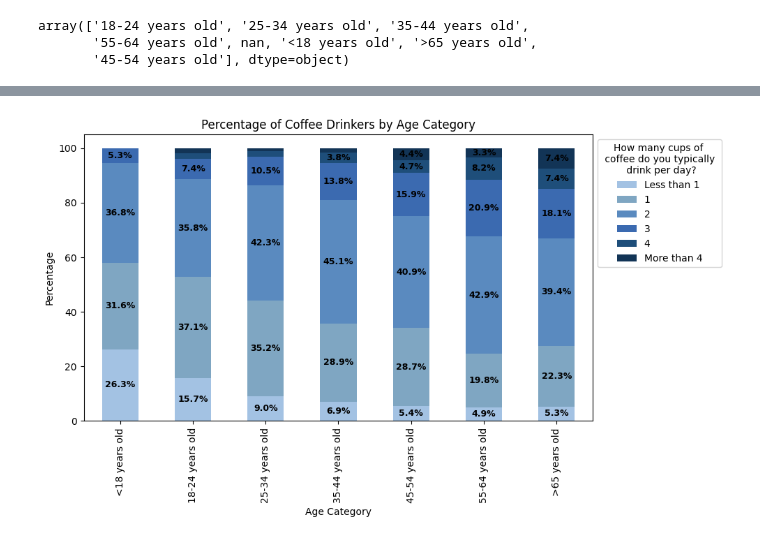
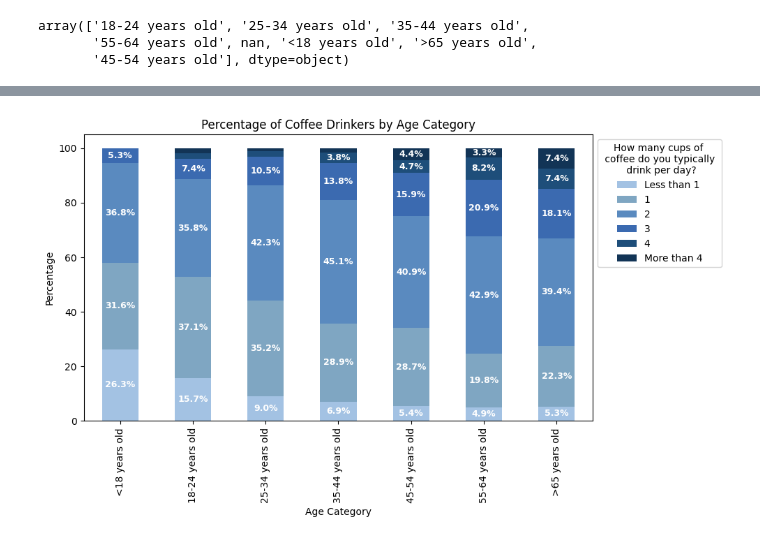
Before and after one commit to PujanFanju1/Data_projects_24, a Jupyter notebook: coffee_survey/coffee_survey_analysis.ipynb, the cells around one changed output, grey strips where cells are left out. Drawn from its saved outputs; the diff is of its cells as text; code cells hidden in the pictures.

```diff
--- a/coffee_survey/coffee_survey_analysis.ipynb
+++ b/coffee_survey/coffee_survey_analysis.ipynb
@@ -69,4 +69,4 @@ age_no_coffee = coffee_df[[
     'How many cups of coffee do you typically drink per day?'
 ]].sort_values(['What is your age?','How many cups of coffee do you typically drink per day?'])
 
-age_no_coffee
+age_no_coffee.dropna(inplace=True)
@@ -106,5 +92,3 @@ What is your age?  How many cups of coffee do you typically drink per day?
                    More than 4                                                 7.4
                    Less than 1                                                 5.3
 Name: proportion, dtype: float64
-# %%
-age_no_coffee_pct = pd.Series(age_no_coffee_pct)
@@ -113,30 +95,33 @@ df_age_no_coffee_pct = age_no_coffee_pct.unstack().fillna(0)
+# %%
+# Unstacking the multiIndex df into a regular dataframe so that we can plot it using matplotlib.
+df_age_no_coffee_pct = age_no_coffee_pct.unstack()
 # %%
 import matplotlib.pyplot as plt
 from matplotlib.colors import LinearSegmentedColormap
 
 fig, ax = plt.subplots(figsize=(10, 6))
 
 # Create the bars
 df_age_no_coffee_pct.plot(kind='bar', stacked=True, ax=ax, color=['#a3c2e3', '#7fa6c2', '#5a8abf', '#3b6ab0', '#1e4e7a', '#123456'])
 # Adding labels and title
 ax.set_xlabel('Age Category')
 ax.set_ylabel('Percentage')
 ax.set_title('Percentage of Coffee Drinkers by Age Category')
 legend = ax.legend(title='How many cups of \n coffee do you typically \n drink per day?', bbox_to_anchor=(1, 1), loc='upper left')
 legend.get_title().set_ha('center')
 
 for i, (age, row) in enumerate(df_age_no_coffee_pct.iterrows()):
     bottom = 0
     for col in df_age_no_coffee_pct.columns:
         height = row[col]
         if height > 3:
             ax.text(i, bottom + height / 2, f'{height}%',
-                    ha='center', va='center', fontsize=9, color='black',
+                    ha='center', va='center', fontsize=9, color='white',
                     weight='bold')
             bottom += height
 
 # Display the plot
 plt.tight_layout()
 plt.show()
 # %% [output]
-[figure, old version]
+[figure, new version]
```
Also changed, not shown: parts of 29 cells of this notebook.
